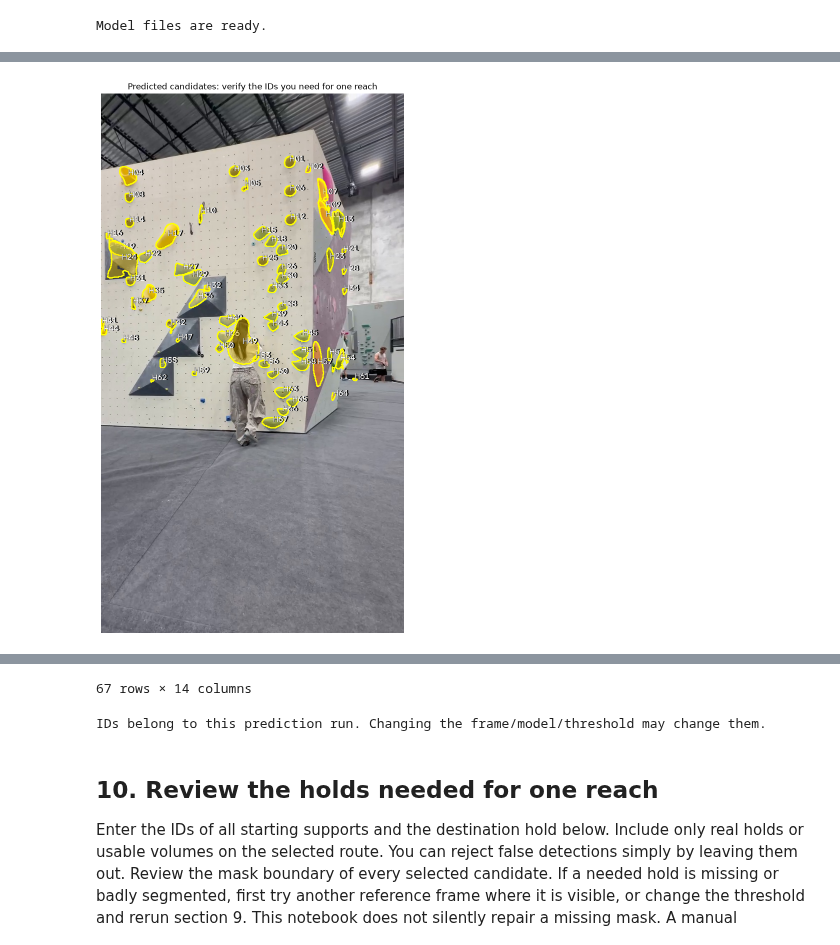
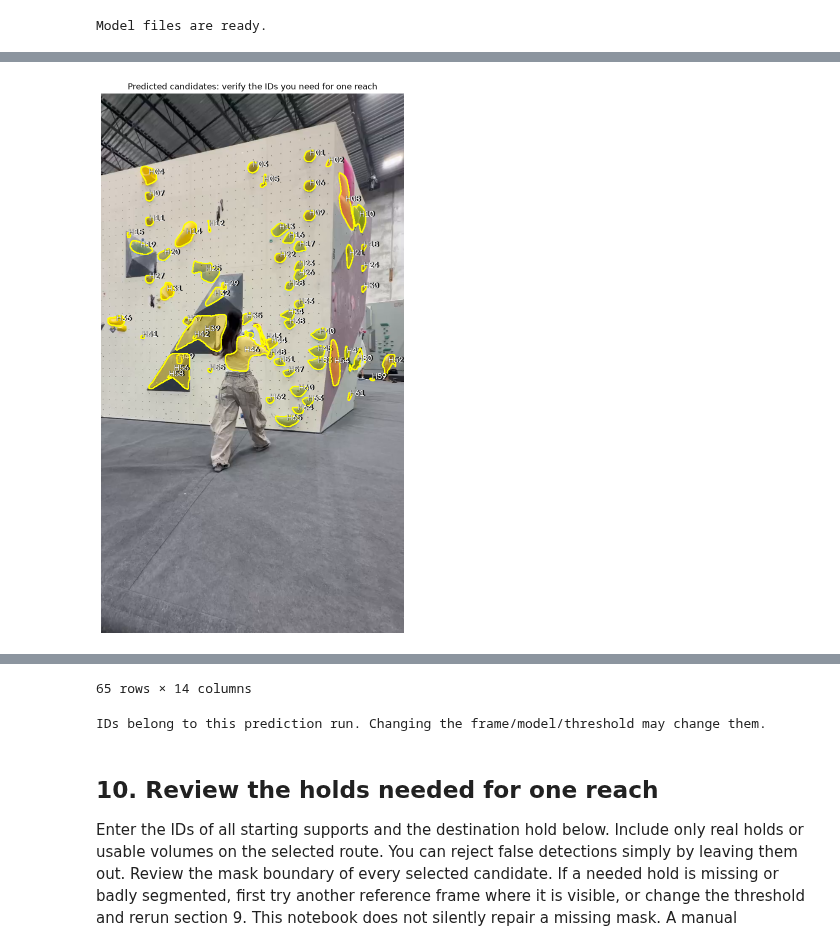
Before and after one commit to IlinoisZiwei/Beta_Translator, a Jupyter notebook: Beta_Translator.ipynb, the cells around one changed output, grey strips where cells are left out. Saved outputs shown, nothing was run; the diff lists cells and outputs as text; code cells hidden in the pictures.

Commit message:
Use current video first frame as hold reference and update selected route hold IDs

```diff
--- a/Beta_Translator.ipynb
+++ b/Beta_Translator.ipynb
@@ -586,9 +585,18 @@ import matplotlib.pyplot as plt
 from detectron2.config import get_cfg
 from detectron2.engine import DefaultPredictor
 
-wall_image = cv2.imread('wall_reference.jpg')
-if wall_image is None:
-    raise FileNotFoundError('Run section 7 to create wall_reference.jpg first.')
+# Use the first frame of the current video as the reference.
+reference_cap = cv2.VideoCapture(VIDEO_FILE)
+ok, reference_frame = reference_cap.read()
+reference_cap.release()
+
+if not ok:
+    raise ValueError(f"Could not read the first frame of {VIDEO_FILE}.")
+
+wall_image = reference_frame.copy()
+
+print("Reference taken from:", VIDEO_FILE)
+print("Reference size:", wall_image.shape[:2])
 
 hold_cfg = get_cfg()
 hold_cfg.merge_from_file(str(MODEL_DIR / 'experiment_config.yml'))
@@ -660,2 +669,2 @@ W1009 15:21:32.526000 13464 site-packages/torch/fx/_symbolic_trace.py:57] is_fx_
-[figure, old version]
+[figure, new version]
 |  | model_index | class_id | class_name | score | cx_px | cy_px | x_min | y_min | x_max | y_max | ... |
@@ -673,4 +682,4 @@ W1009 15:21:32.526000 13464 site-packages/torch/fx/_symbolic_trace.py:57] is_fx_
-67 rows × 14 columns
+65 rows × 14 columns
 IDs belong to this prediction run. Changing the frame/model/threshold may change them.
 # %% [markdown]
 ## 10. Review the holds needed for one reach
```
Also changed, not shown: parts of 5 cells of this notebook.
